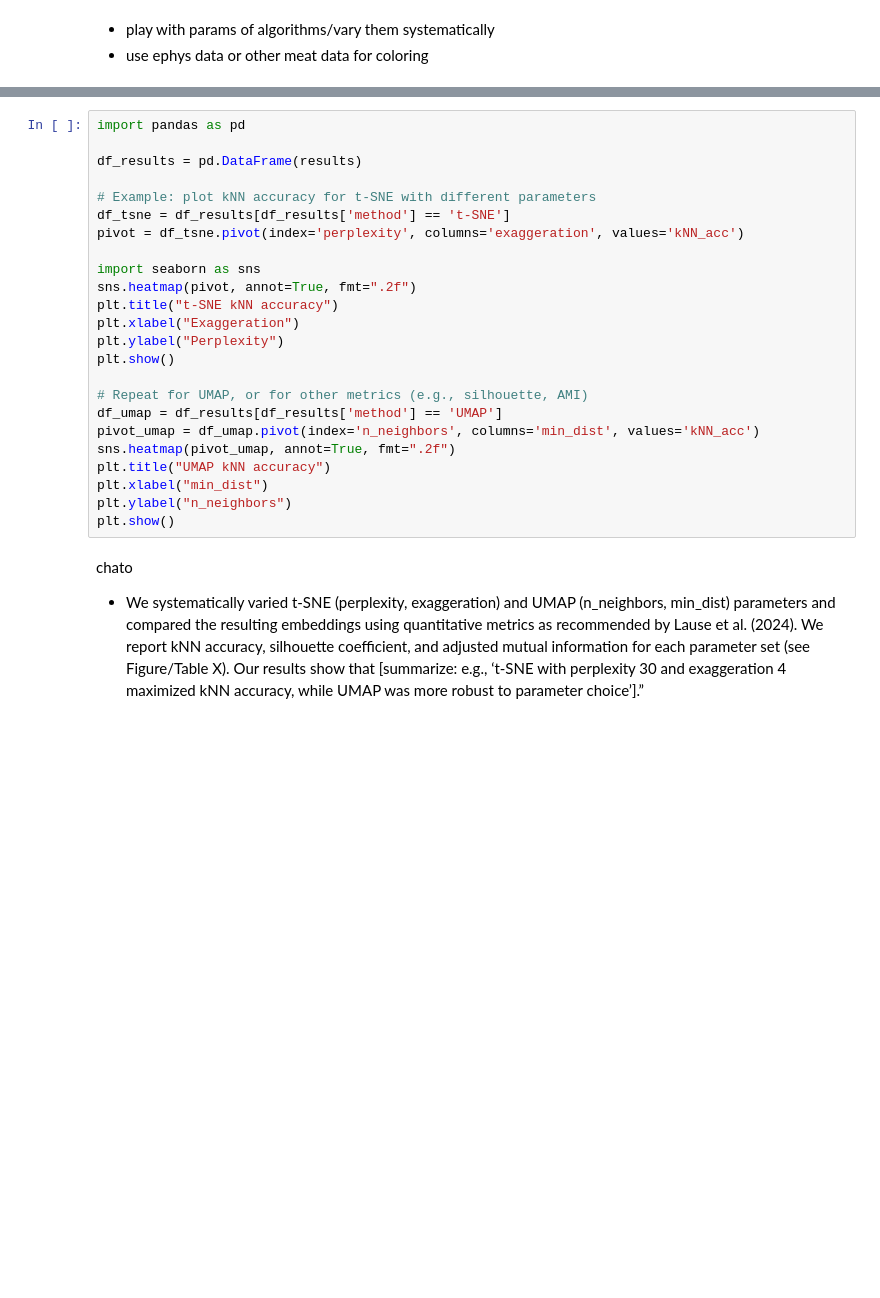
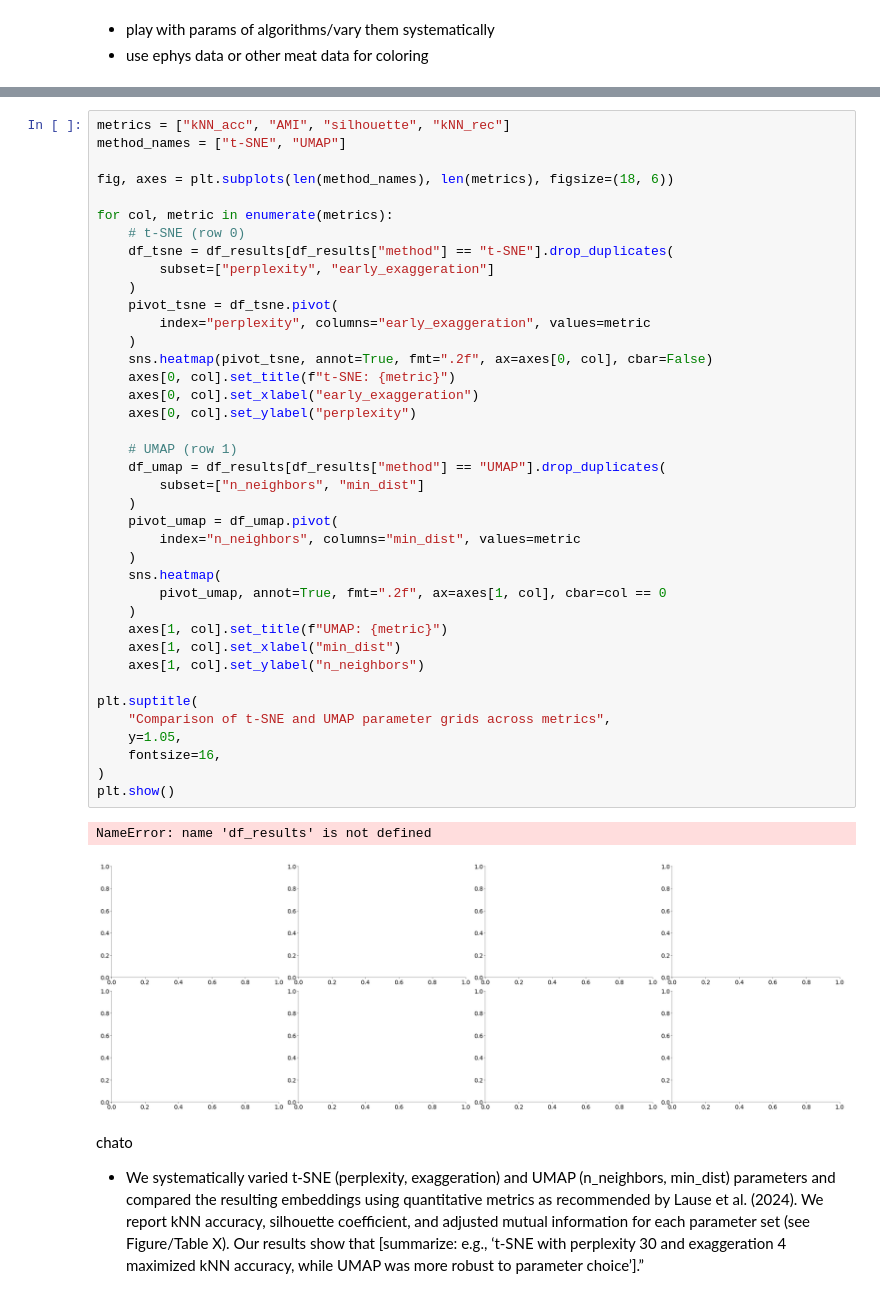
Before and after one commit to flobu98/neural_data_science, a Jupyter notebook: practical03.ipynb, the cells around one changed output, grey strips where cells are left out. Drawn from its saved outputs; the diff is of its cells as text; blank space fills up the shorter version.

```diff
--- a/practical03.ipynb
+++ b/practical03.ipynb
@@ -1393,27 +1551,45 @@ for n_neigh in umap_neighbors:
-# %%
-import pandas as pd
-
-df_results = pd.DataFrame(results)
-
-# Example: plot kNN accuracy for t-SNE with different parameters
-df_tsne = df_results[df_results['method'] == 't-SNE']
-pivot = df_tsne.pivot(index='perplexity', columns='exaggeration', values='kNN_acc')
-
-import seaborn as sns
-sns.heatmap(pivot, annot=True, fmt=".2f")
-plt.title("t-SNE kNN accuracy")
-plt.xlabel("Exaggeration")
-plt.ylabel("Perplexity")
-plt.show()
-
-# Repeat for UMAP, or for other metrics (e.g., silhouette, AMI)
-df_umap = df_results[df_results['method'] == 'UMAP']
-pivot_umap = df_umap.pivot(index='n_neighbors', columns='min_dist', values='kNN_acc')
-sns.heatmap(pivot_umap, annot=True, fmt=".2f")
-plt.title("UMAP kNN accuracy")
-plt.xlabel("min_dist")
-plt.ylabel("n_neighbors")
-plt.show()
+# %%
+metrics = ["kNN_acc", "AMI", "silhouette", "kNN_rec"]
+method_names = ["t-SNE", "UMAP"]
+
+fig, axes = plt.subplots(len(method_names), len(metrics), figsize=(18, 6))
+
+for col, metric in enumerate(metrics):
+    # t-SNE (row 0)
+    df_tsne = df_results[df_results["method"] == "t-SNE"].drop_duplicates(
+        subset=["perplexity", "early_exaggeration"]
+    )
+    pivot_tsne = df_tsne.pivot(
+        index="perplexity", columns="early_exaggeration", values=metric
+    )
+    sns.heatmap(pivot_tsne, annot=True, fmt=".2f", ax=axes[0, col], cbar=False)
+    axes[0, col].set_title(f"t-SNE: {metric}")
+    axes[0, col].set_xlabel("early_exaggeration")
+    axes[0, col].set_ylabel("perplexity")
+
+    # UMAP (row 1)
+    df_umap = df_results[df_results["method"] == "UMAP"].drop_duplicates(
+        subset=["n_neighbors", "min_dist"]
+    )
+    pivot_umap = df_umap.pivot(
+        index="n_neighbors", columns="min_dist", values=metric
+    )
+    sns.heatmap(
+        pivot_umap, annot=True, fmt=".2f", ax=axes[1, col], cbar=col == 0
+    )
+    axes[1, col].set_title(f"UMAP: {metric}")
+    axes[1, col].set_xlabel("min_dist")
+    axes[1, col].set_ylabel("n_neighbors")
+
+plt.suptitle(
+    "Comparison of t-SNE and UMAP parameter grids across metrics",
+    y=1.05,
+    fontsize=16,
+)
+plt.show()
+# %% [output]
+NameError: name 'df_results' is not defined
+[figure, added]
 # %% [markdown]
 chato
 - We systematically varied t-SNE (perplexity, exaggeration) and UMAP (n_neighbors, min_dist) parameters and compared the resulting embeddings using quantitative metrics as recommended by Lause et al. (2024). We report kNN accuracy, silhouette coefficient, and adjusted mutual information for each parameter set (see Figure/Table X). Our results show that [summarize: e.g., ‘t-SNE with perplexity 30 and exaggeration 4 maximized kNN accuracy, while UMAP was more robust to parameter choice’].”
```
Also changed, not shown: parts of 22 cells of this notebook, 1 other file.
